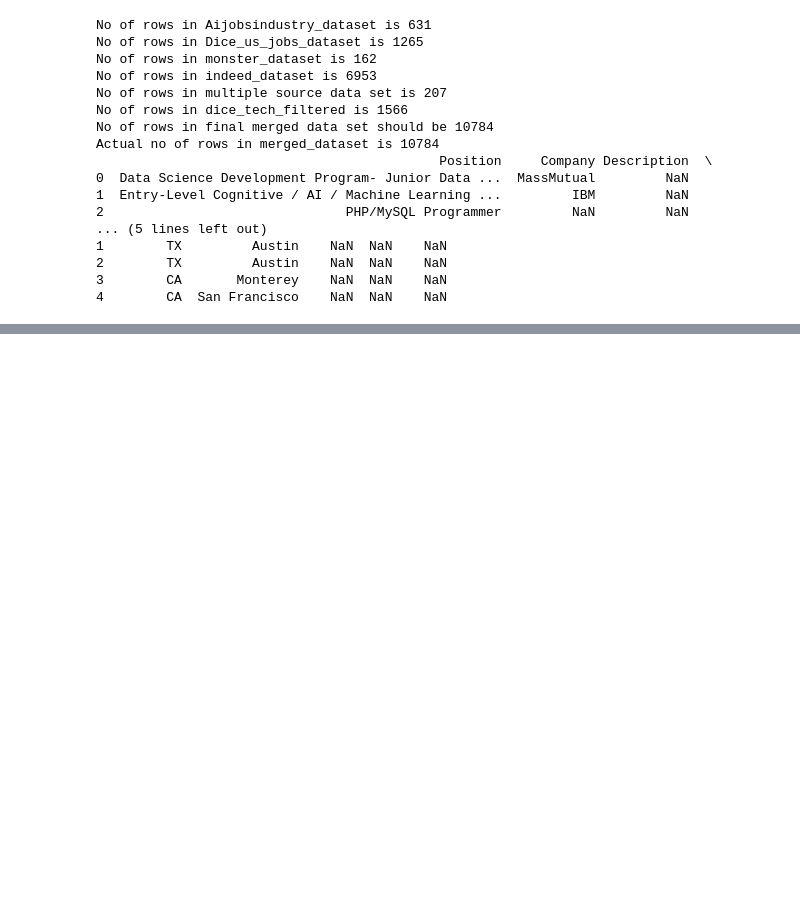
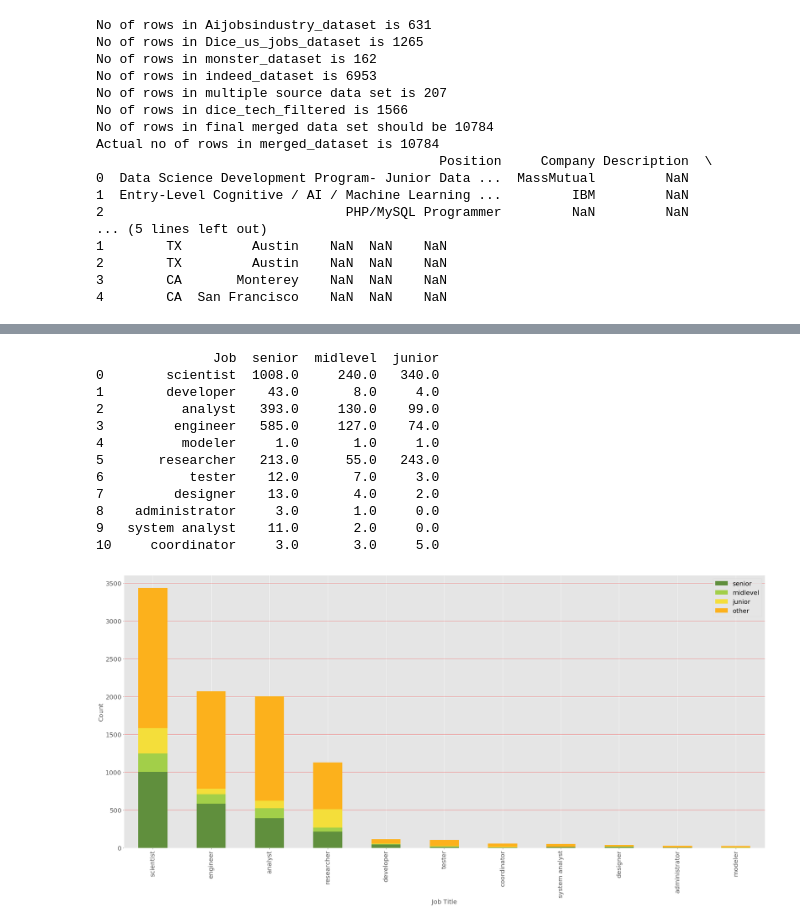
Before and after one commit to DataAnalyticsUCBX/Job_Analytics, a Jupyter notebook: Job_Analytics_Final.ipynb, the cells around one changed output, grey strips where cells are left out. Saved outputs shown, nothing was run; the diff lists cells and outputs as text; code cells hidden in the pictures; blank space fills up the shorter version.

```diff
--- a/Job_Analytics_Final.ipynb
+++ b/Job_Analytics_Final.ipynb
@@ -14,6 +14,7 @@ plt.style.use('ggplot')
 
 #defining some size for use during plots
 color = (65/255,174/255,189/255)
+color1 = [(96/255,143/255,61/255),(162/255,207/255,73/255),(244/255,222/255,58/255),(252/255,177/255,28/255)]
 wordcloud_size = (30,15)
 barchart_size = (30,15)
 fontvalue = 20
@@ -479,34 +506,48 @@ for job in job_type_count:
     # append the value (row) to the data frame
     stack_bar_frame = stack_bar_frame.append(toappend,ignore_index=True)
 print(stack_bar_frame)
 
 # manupulate the dataframe to make it suitable for a stacked bar graph
 job_type_count_frame = pd.DataFrame.from_dict([job_type_count]).T.reset_index()
 job_type_count_frame = job_type_count_frame.rename(columns={0:"Total","index":"Job"})
 # perform a join between the base dataframe and the new data frame to obtain the count of the total jobs for each job type
 stacked_bar_merged_frame = job_type_count_frame.merge(stack_bar_frame, how="inner", on="Job")
 # add a new column calle 'other' and calcualte its value as difference between total count and sum of junior, senior and midlevel
 stacked_bar_merged_frame["other"] = stacked_bar_merged_frame["Total"] - (stacked_bar_merged_frame["senior"]+stacked_bar_merged_frame["midlevel"]+stacked_bar_merged_frame["junior"])
 # convert the columns to an int
 stacked_bar_merged_frame[["senior","midlevel","junior","Total"]].astype(int)
 # set the index to jobs
 stacked_bar_merged_frame = stacked_bar_merged_frame.set_index("Job")
 # sorting of data
 stacked_bar_merged_frame = stacked_bar_merged_frame.sort_values(by="Total", ascending= False)
 # removing non-essential columns like total count from the data frame
 stacked_bar_merged_frame = stacked_bar_merged_frame[["senior","midlevel","junior","other"]]
 # plotting of data based on desited parameters
-stacked_bar_merged_frame.plot.bar(figsize=barchart_size,stacked = True, colormap="Blues")
+stacked_bar_merged_frame.plot.bar(figsize=barchart_size,stacked = True, color=color1)
 plt.tight_layout()
 plt.xticks(rotation=90,size=fontvalue)
 plt.yticks(size=fontvalue)
 plt.xlabel("Job Title",size = fontvalue)
 plt.ylabel("Count", size = fontvalue)
 plt.grid(linestyle='-', linewidth='0.5', color='red', axis='y',zorder=2.5)
 plt.tight_layout()
 plt.legend(fontsize = fontvalue)
 plt.savefig("graphs/StackedBarOfJobTypesTop4.jpg")
 plt.show()
+# %% [output]
+               Job  senior  midlevel  junior
+0        scientist  1008.0     240.0   340.0
+1        developer    43.0       8.0     4.0
+2          analyst   393.0     130.0    99.0
+3         engineer   585.0     127.0    74.0
+4          modeler     1.0       1.0     1.0
+5       researcher   213.0      55.0   243.0
+6           tester    12.0       7.0     3.0
+7         designer    13.0       4.0     2.0
+8    administrator     3.0       1.0     0.0
+9   system analyst    11.0       2.0     0.0
+10     coordinator     3.0       3.0     5.0
+[figure, added]
 # %%
 #Creating a data fram with just the bottom 7 enteries as they are outliers in the graph above
 stacked_bar_merged_frame_bottom = stacked_bar_merged_frame.tail(7)
```
Also changed, not shown: parts of 13 cells of this notebook, 10 other files.
